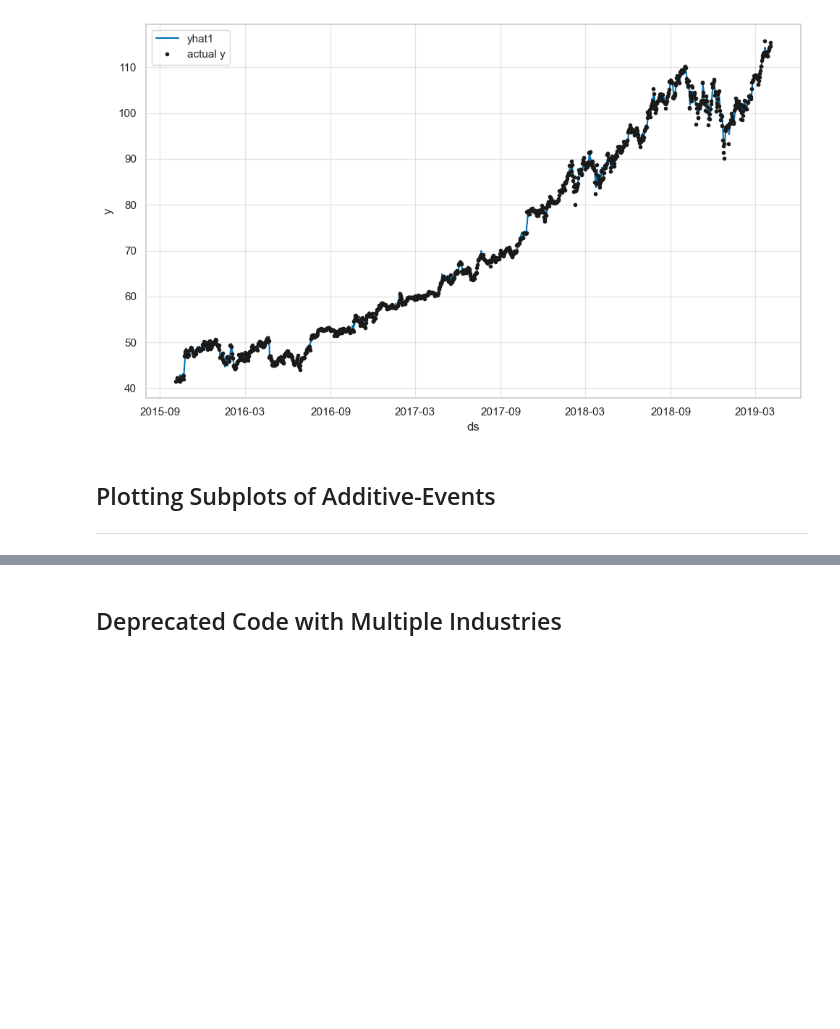
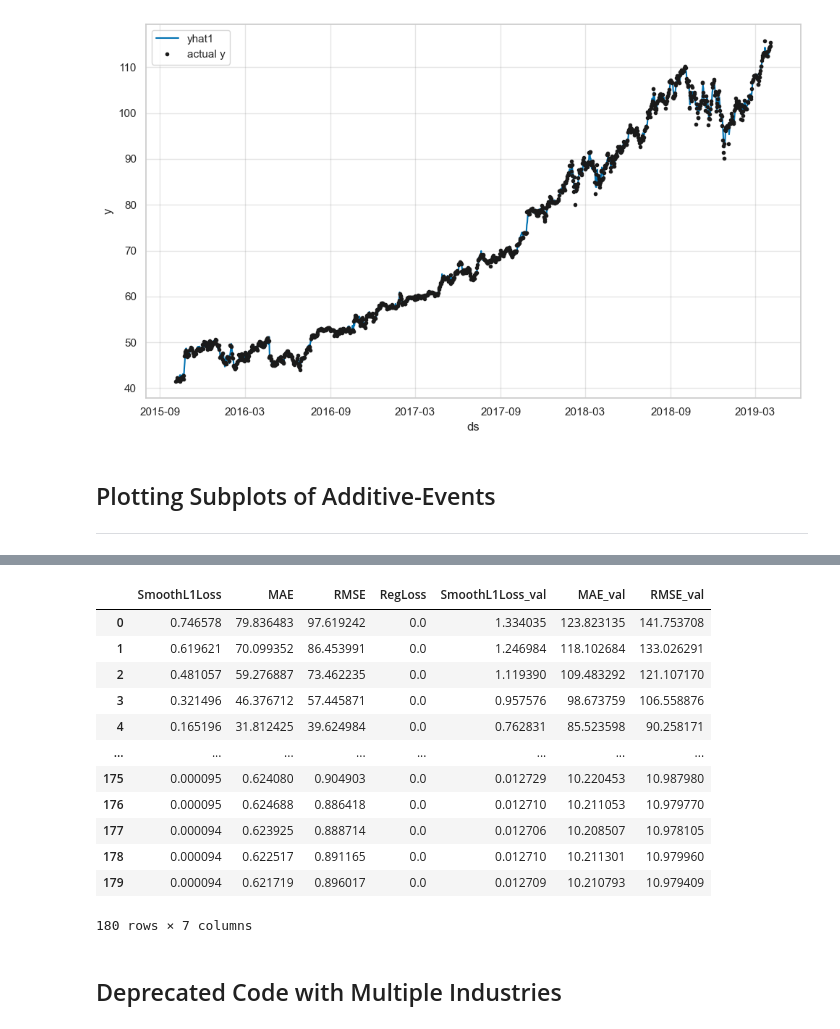
Before and after one commit to sunnydigital/ptsa-f22, a Jupyter notebook: writeup_models/additive_events.ipynb, the cells around one changed output, grey strips where cells are left out. Saved outputs shown, nothing was run; the diff lists cells and outputs as text; code cells hidden in the pictures; blank space fills up the shorter version.

```diff
--- a/writeup_models/additive_events.ipynb
+++ b/writeup_models/additive_events.ipynb
@@ -316,15 +316,14 @@ events_df
 # %% [output]
 '/Users/sunnyson/Library/CloudStorage/OneDrive-Personal/Documents/GitHub/pTSA_F22/writeup_models'
 # %%
-has_historical_df = False
-read_in_model_and_metrics = False
+read_in_models_and_files = False
 
 models_dict = dict()
 
 for symbol in train.columns:
     if symbol == 'ds': continue
 
-    if read_in_model_and_metrics:
+    if read_in_models_and_files:
         with open(f'./additive_files/model_pickles/{symbol}_model.pkl', 'rb') as f:
             model = pickle.load(f)
         with open(f'./additive_files/model_metrics/{symbol}_metrics.csv', 'rb') as f:
@@ -358,7 +357,7 @@ for symbol in train.columns:
         pickle.dump(metrics, open(f'./additive_files/model_metrics/{symbol}_metrics.csv', 'wb'))
 
         models_dict[symbol] = [model, metrics, historical_train_df, historical_val_df]
-        pickle.dump(models_dict, open('./additive_files/model_pickles/models_dict.pickle', 'wb'))
+        pickle.dump(models_dict, open('./additive_files/models_dict/models_dict.pickle', 'wb'))
 # %% [markdown]
 ## Creating & Predicting Into Future
 ---
@@ -391,8 +390,10 @@ model.plot(forecast)
 ## Plotting Subplots of Additive-Events
 ---
 # %%
+save_MAE_RMSE = True
 fig, axs = plt.subplots(3, 4, figsize = (100,60))
 
+RMSE_MAE_dict = {}
 for i, ax in zip(range(12), axs.flatten()):
     if i == 11:
         ax.axis('off')
@@ -407,9 +408,20 @@ for i, ax in zip(range(12), axs.flatten()):
     future = model.make_future_dataframe(df=historical_train_df, events_df=events_df, periods=365, n_historic_predictions=len(train))
     forecast = model.predict(df=future)
 
+    valid_forecast = forecast[~forecast.isnull().any(axis=1)]['residual1']
+
+    MAE = np.abs(valid_forecast).sum()/len(valid_forecast)
+    RMSE = np.sqrt(np.square(valid_forecast).sum()/len(valid_forecast))
+
+    RMSE_MAE_dict[symbol] = [RMSE, MAE]
+
     ax.scatter(forecast['ds'],forecast['y'], c = 'black')
     ax.plot(forecast['ds'],forecast['yhat1'])
-    ax.set_title(symbol,fontweight='bold', size=80)
+    ax.set_title(symbol, size=70)
+
+    pickle.dump(model, open(f'./additive_files/model_pickles/{symbol}_model.pickle', 'wb'))
+
+if save_MAE_RMSE: pickle.dump(RMSE_MAE_dict, open('./additive_files/models_dict/RMSE_MAE_dict.pickle', 'wb'))
 
 plt.show()
 # %% [output]
@@ -418,3 +443,19 @@ plt.show()
+# %%
+metrics
+# %% [output]
+|  | SmoothL1Loss | MAE | RMSE | RegLoss | SmoothL1Loss_val | MAE_val | RMSE_val |
+| 0 | 0.746578 | 79.836483 | 97.619242 | 0.0 | 1.334035 | 123.823135 | 141.753708 |
+| 1 | 0.619621 | 70.099352 | 86.453991 | 0.0 | 1.246984 | 118.102684 | 133.026291 |
+| 2 | 0.481057 | 59.276887 | 73.462235 | 0.0 | 1.119390 | 109.483292 | 121.107170 |
+| 3 | 0.321496 | 46.376712 | 57.445871 | 0.0 | 0.957576 | 98.673759 | 106.558876 |
+| 4 | 0.165196 | 31.812425 | 39.624984 | 0.0 | 0.762831 | 85.523598 | 90.258171 |
+| ... | ... | ... | ... | ... | ... | ... | ... |
+| 175 | 0.000095 | 0.624080 | 0.904903 | 0.0 | 0.012729 | 10.220453 | 10.987980 |
+| 176 | 0.000095 | 0.624688 | 0.886418 | 0.0 | 0.012710 | 10.211053 | 10.979770 |
+| 177 | 0.000094 | 0.623925 | 0.888714 | 0.0 | 0.012706 | 10.208507 | 10.978105 |
+| 178 | 0.000094 | 0.622517 | 0.891165 | 0.0 | 0.012710 | 10.211301 | 10.979960 |
+| 179 | 0.000094 | 0.621719 | 0.896017 | 0.0 | 0.012709 | 10.210793 | 10.979409 |
+180 rows × 7 columns
 # %% [markdown]
 ## Deprecated Code with Multiple Industries
 # %%
```
Also changed, not shown: parts of 2 cells of this notebook, 48 other files.
